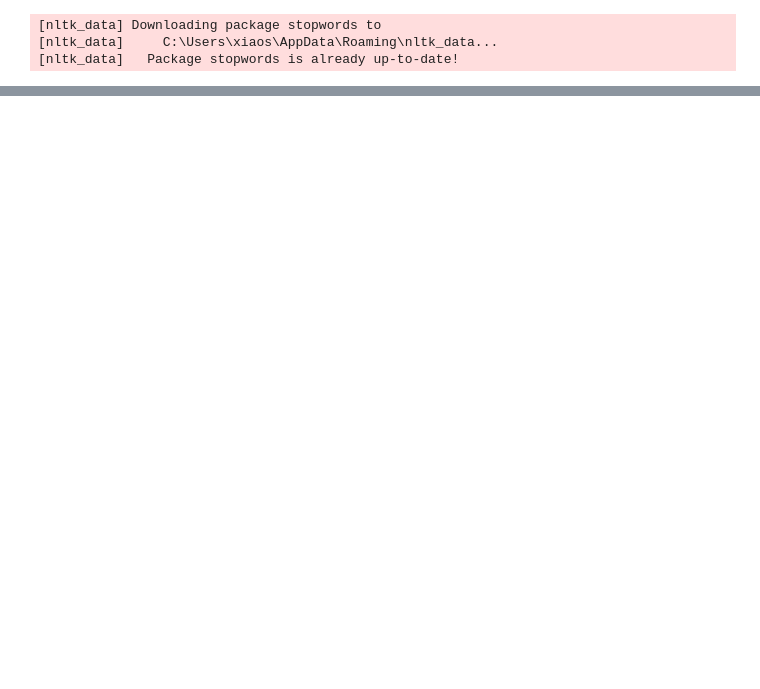
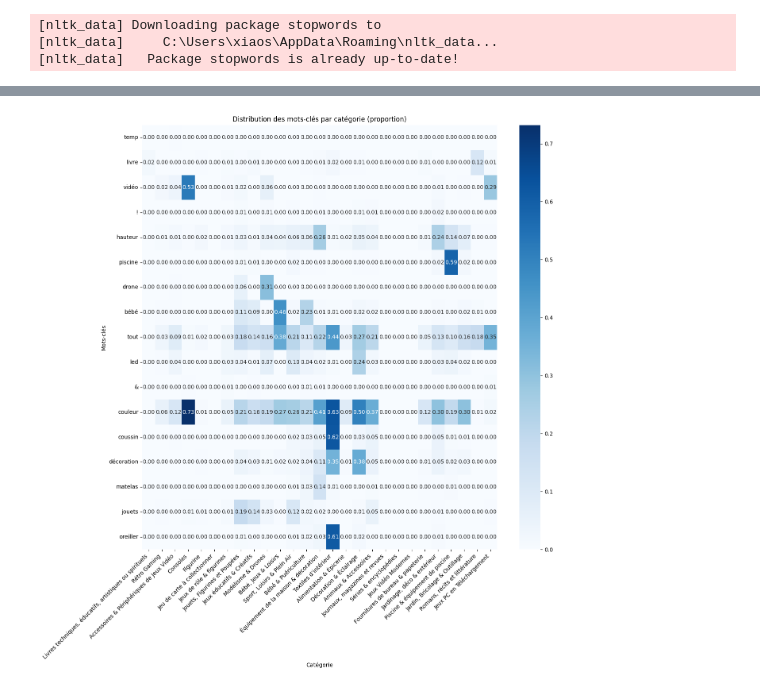
Before and after one commit to beautiful-pixel/DS_rakuten, a Jupyter notebook: notebooks/xiaosong_text_clean.ipynb, the cells around one changed output, grey strips where cells are left out. Cells and saved outputs as stored; diff of their text form; code cells hidden in the pictures; blank space fills up the shorter version.

```diff
--- a/notebooks/xiaosong_text_clean.ipynb
+++ b/notebooks/xiaosong_text_clean.ipynb
@@ -246,0 +229,30 @@ plt.show()
+# %%
+def plot_keywords_heatmap(df, keywords, text_col="text"):
+    category_codes = sorted(df["prdtypecode"].unique())
+    result = pd.DataFrame(index=keywords, columns=category_codes, dtype=float)
+    for kw in keywords:
+        pattern = fr"\b{re.escape(kw)}\b"
+        contains_kw = df[text_col].astype(str).str.contains(pattern, na=False)
+        freq = contains_kw.groupby(df["prdtypecode"]).mean()
+        result.loc[kw, freq.index] = freq.values
+    col_labels = [categories.get(code, str(code)) for code in category_codes]
+    result_for_plot = result.copy()
+    result_for_plot.columns = col_labels
+    plt.figure(figsize=(14, len(keywords) * 0.6 + 4))
+    sns.heatmap(result_for_plot.astype(float), annot=True, fmt=".2f", cmap="Blues")
+    plt.title("Distribution des mots-clés par catégorie (proportion)")
+    plt.xlabel("Catégorie")
+    plt.ylabel("Mots-clés")
+    plt.xticks(rotation=45, ha="right")
+    plt.yticks(rotation=0)
+    plt.tight_layout()
+    plt.show()
+
+keywords = ["temp", "livre", "vidéo", "!", "hauteur",
+            "piscine", "drone", "bébé", "tout",
+            "led", "&", "couleur",
+            "coussin", "décoration", "matelas", "jouets", "oreiller",]
+
+plot_keywords_heatmap(df, keywords)
+# %% [output]
+[figure, added]
```
Also changed, not shown: parts of 17 cells of this notebook.
